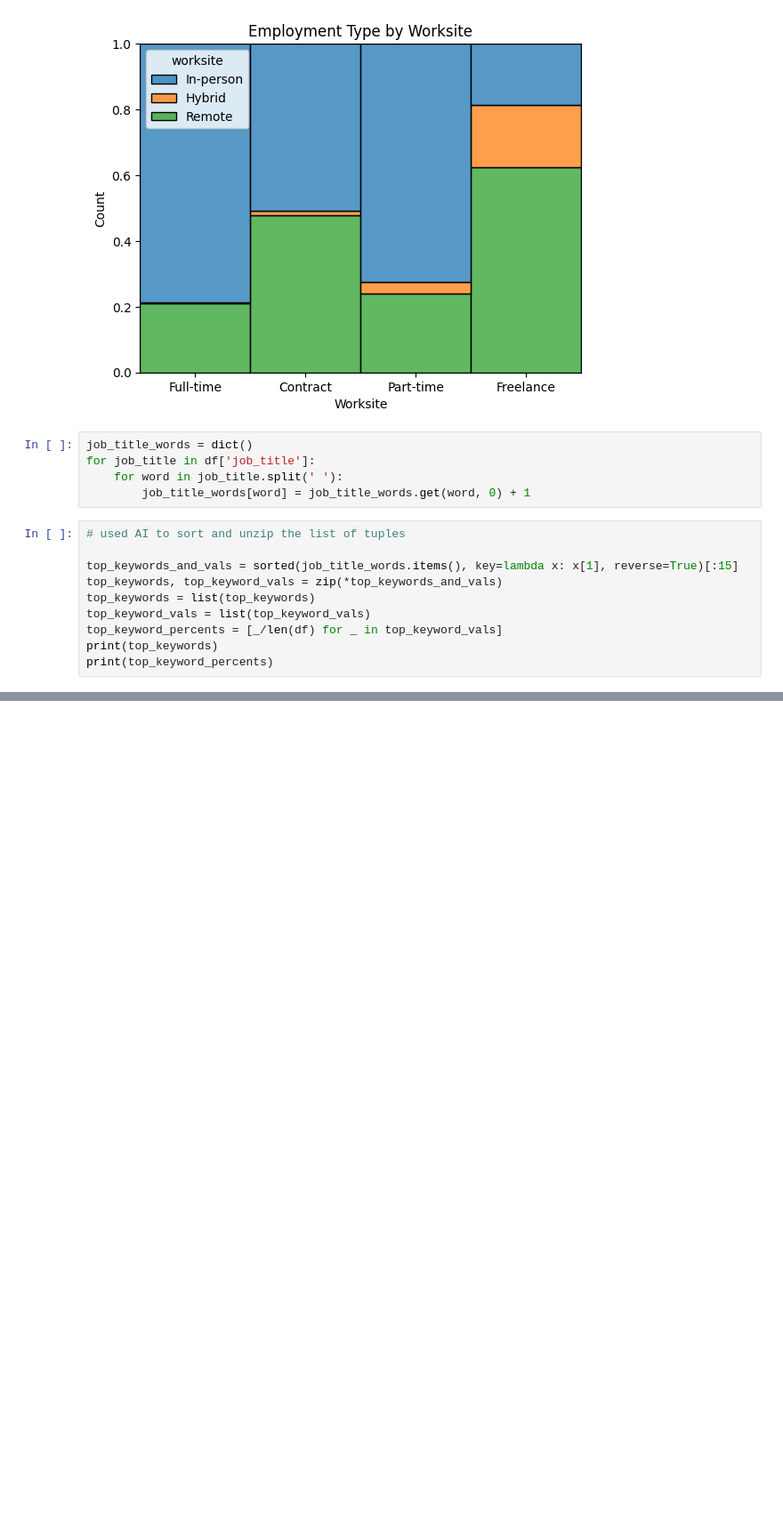
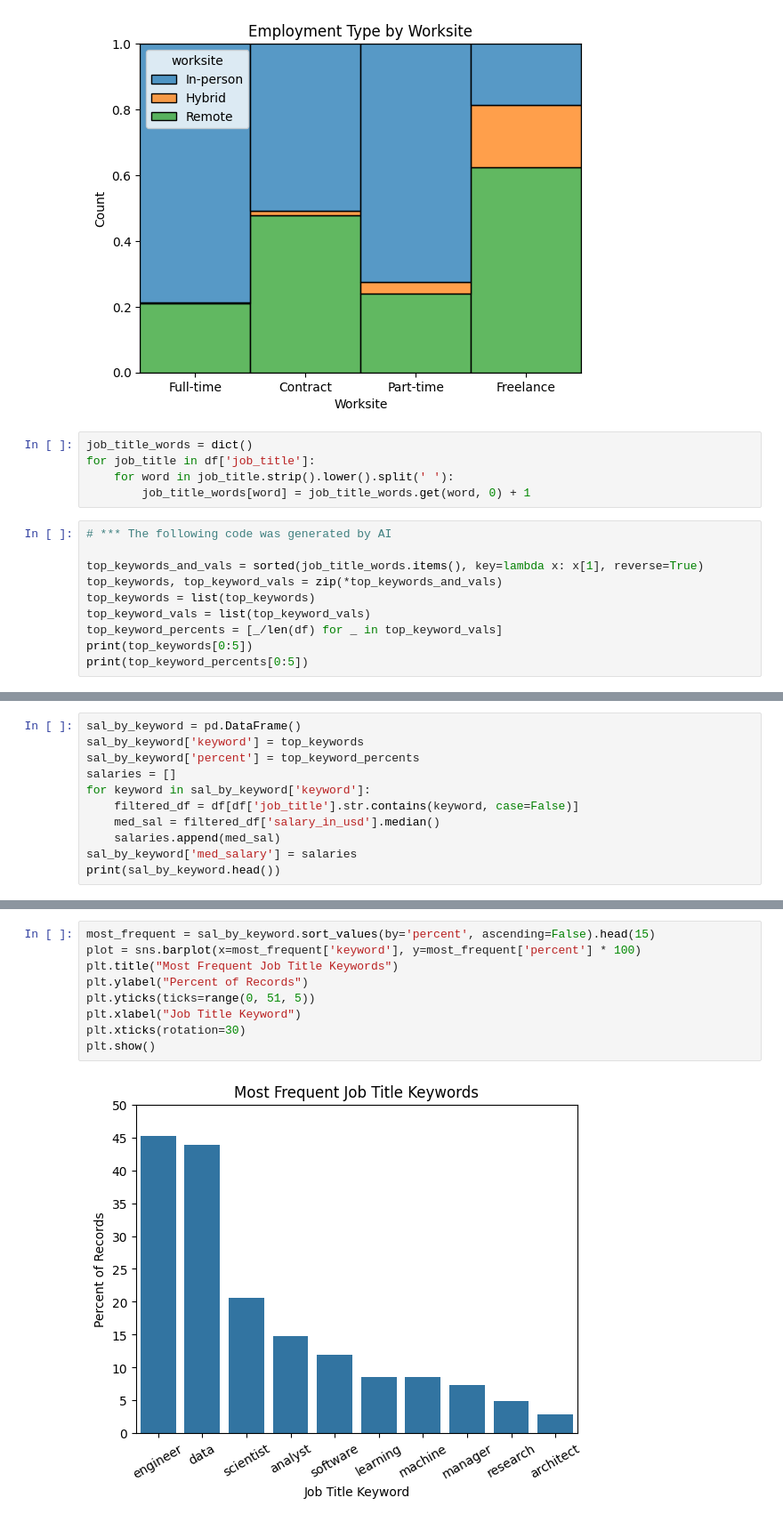
Before and after one commit to hensleyas21/SalariesML, a Jupyter notebook: salaries_analysis.ipynb, the cells around one changed output, grey strips where cells are left out. Shown at 89% size. Saved outputs shown, nothing was run; the diff lists cells and outputs as text; blank space fills up the shorter version.

Commit message:
Job Title Keyword Analysis

```diff
--- a/salaries_analysis.ipynb
+++ b/salaries_analysis.ipynb
@@ -118,16 +118,16 @@ plt.show()
 # %%
 job_title_words = dict()
 for job_title in df['job_title']:
-    for word in job_title.split(' '):
+    for word in job_title.strip().lower().split(' '):
         job_title_words[word] = job_title_words.get(word, 0) + 1
 # %%
-# used AI to sort and unzip the list of tuples
+# *** The following code was generated by AI
 
-top_keywords_and_vals = sorted(job_title_words.items(), key=lambda x: x[1], reverse=True)[:15]
+top_keywords_and_vals = sorted(job_title_words.items(), key=lambda x: x[1], reverse=True)
 top_keywords, top_keyword_vals = zip(*top_keywords_and_vals)
 top_keywords = list(top_keywords)
 top_keyword_vals = list(top_keyword_vals)
 top_keyword_percents = [_/len(df) for _ in top_keyword_vals]
-print(top_keywords)
-print(top_keyword_percents)
+print(top_keywords[0:5])
+print(top_keyword_percents[0:5])
 # %% [output]
@@ -136,0 +136,11 @@ print(top_keyword_percents)
+# %%
+sal_by_keyword = pd.DataFrame()
+sal_by_keyword['keyword'] = top_keywords
+sal_by_keyword['percent'] = top_keyword_percents
+salaries = []
+for keyword in sal_by_keyword['keyword']:
+    filtered_df = df[df['job_title'].str.contains(keyword, case=False)]
+    med_sal = filtered_df['salary_in_usd'].median()
+    salaries.append(med_sal)
+sal_by_keyword['med_salary'] = salaries
+print(sal_by_keyword.head())
@@ -136,0 +154,11 @@ print(top_keyword_percents)
+# %%
+most_frequent = sal_by_keyword.sort_values(by='percent', ascending=False).head(15)
+plot = sns.barplot(x=most_frequent['keyword'], y=most_frequent['percent'] * 100)
+plt.title("Most Frequent Job Title Keywords")
+plt.ylabel("Percent of Records")
+plt.yticks(ticks=range(0, 51, 5))
+plt.xlabel("Job Title Keyword")
+plt.xticks(rotation=30)
+plt.show()
+# %% [output]
+[figure, added]
```
Also changed, not shown: parts of 4 cells of this notebook.
